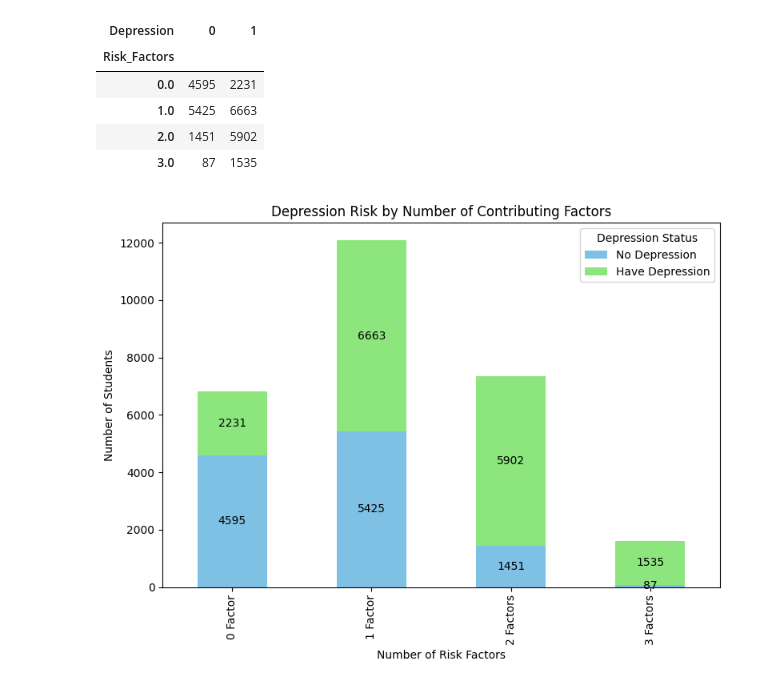
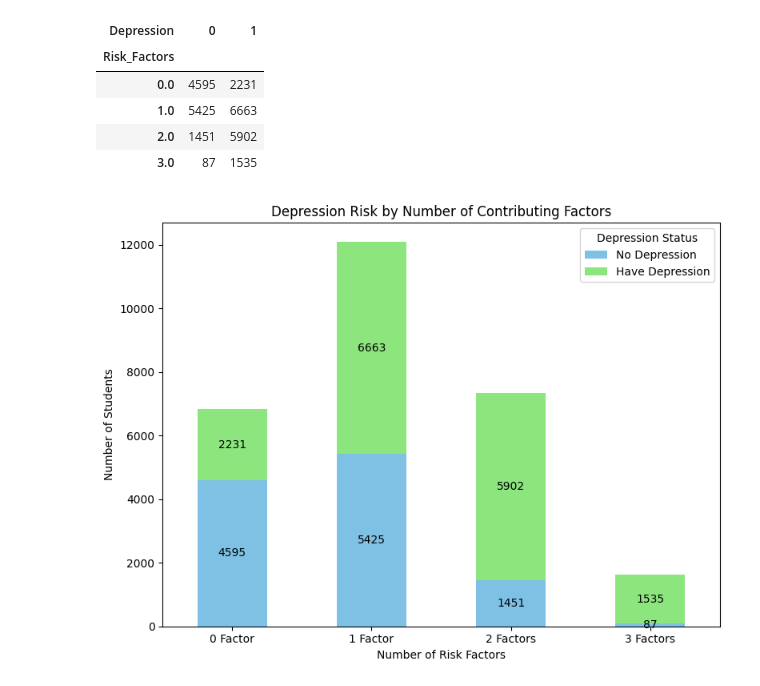
Before and after one commit to dinnifarisya/Student-Depression-Data-Science-Project, a Jupyter notebook: Data Science Project.ipynb, the cells around one changed output. Cells and saved outputs as stored; diff of their text form; code cells hidden in the pictures.

```diff
--- a/Data Science Project.ipynb
+++ b/Data Science Project.ipynb
@@ -956,20 +931,24 @@ grouped.head()
 # %%
 # Plot
 fig, ax = plt.subplots(figsize=(8, 6))
 grouped.plot(kind='bar', stacked=True, color=['#7ec1e5', '#8de57e'], ax=ax)
 
 # Add labels and title
 plt.title("Depression Risk by Number of Contributing Factors")
 plt.xlabel("Number of Risk Factors")
 plt.ylabel("Number of Students")
 plt.xticks(ticks=[0, 1, 2, 3], labels=["0 Factor", "1 Factor", "2 Factors", "3 Factors"])
+plt.xticks(rotation=0)
 plt.legend(title="Depression Status", labels=["No Depression", "Have Depression"])
 
 # Add percentage labels inside bars
 for container in ax.containers:
     ax.bar_label(container, label_type='center')
 
 plt.tight_layout()
+
+# plt.savefig("rq4.png", dpi=300, bbox_inches='tight')
+
 plt.show()
 # %% [output]
-[figure, old version]
+[figure, new version]
```
Also changed, not shown: parts of 9 cells of this notebook.
